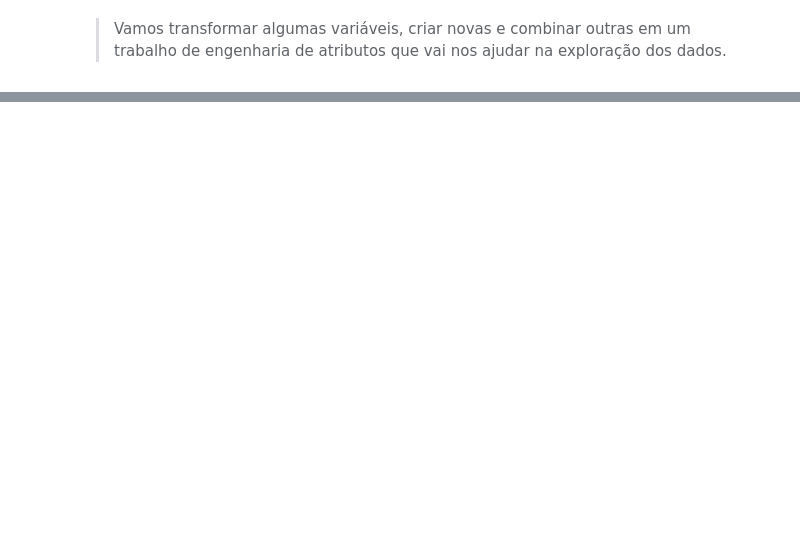
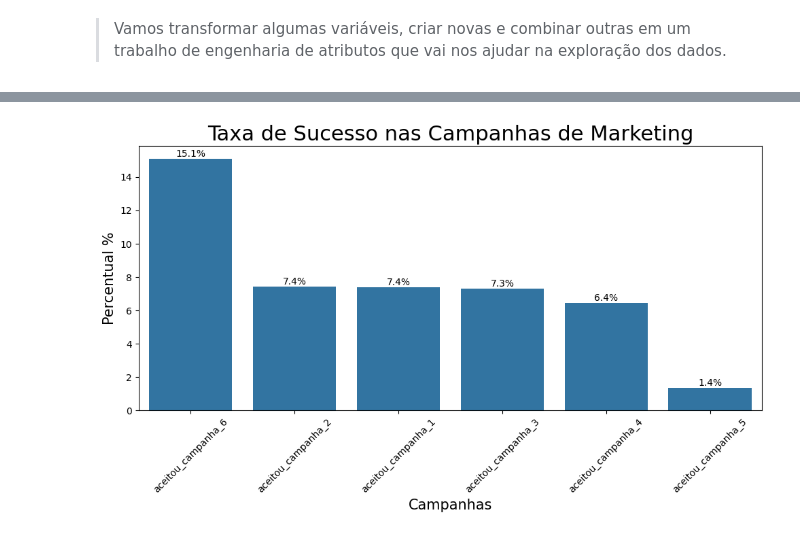
Before and after one commit to evandroviero/formacao-cientista-dados-dsa, a Jupyter notebook: DS para Análise Multivariada de Dados/Projeto 01/projeto_01.ipynb, the cells around one changed output, grey strips where cells are left out. Saved outputs shown, nothing was run; the diff lists cells and outputs as text; code cells hidden in the pictures; blank space fills up the shorter version.

```diff
--- a/DS para Análise Multivariada de Dados/Projeto 01/projeto_01.ipynb
+++ b/DS para Análise Multivariada de Dados/Projeto 01/projeto_01.ipynb
@@ -168,0 +306,34 @@ df = df.drop(['ano_nascimento', 'data_cadastro_cliente', 'aceite_campanha'], axi
+# %%
+
+Campanhas = ['aceitou_campanha_1',
+             'aceitou_campanha_2',
+             'aceitou_campanha_3',
+             'aceitou_campanha_4',
+             'aceitou_campanha_5',
+             'aceitou_campanha_6']
+
+
+campaigns = pd.DataFrame(df[Campanhas].mean() * 100, columns = ['Percent']).reset_index()
+
+plt.figure(figsize = (10, 6))
+ax = sns.barplot(x = 'index', y = 'Percent', data = campaigns.sort_values('Percent', ascending = False))
+
+
+plt.xlabel('Campanhas', size=15)
+plt.ylabel('Percentual %', size=15)
+plt.title('Taxa de Sucesso nas Campanhas de Marketing', size = 22)
+
+
+for p in ax.patches:
+    ax.annotate(f'{p.get_height():.1f}%',
+                (p.get_x() + p.get_width() / 2,
+                 p.get_height()),
+                ha = 'center',
+                va = 'bottom')
+
+
+ax.set_xticklabels(ax.get_xticklabels(), rotation = 45)
+plt.tight_layout()
+plt.show()
+# %% [output]
+[figure, added]
```
Also changed, not shown: parts of 38 cells of this notebook.
